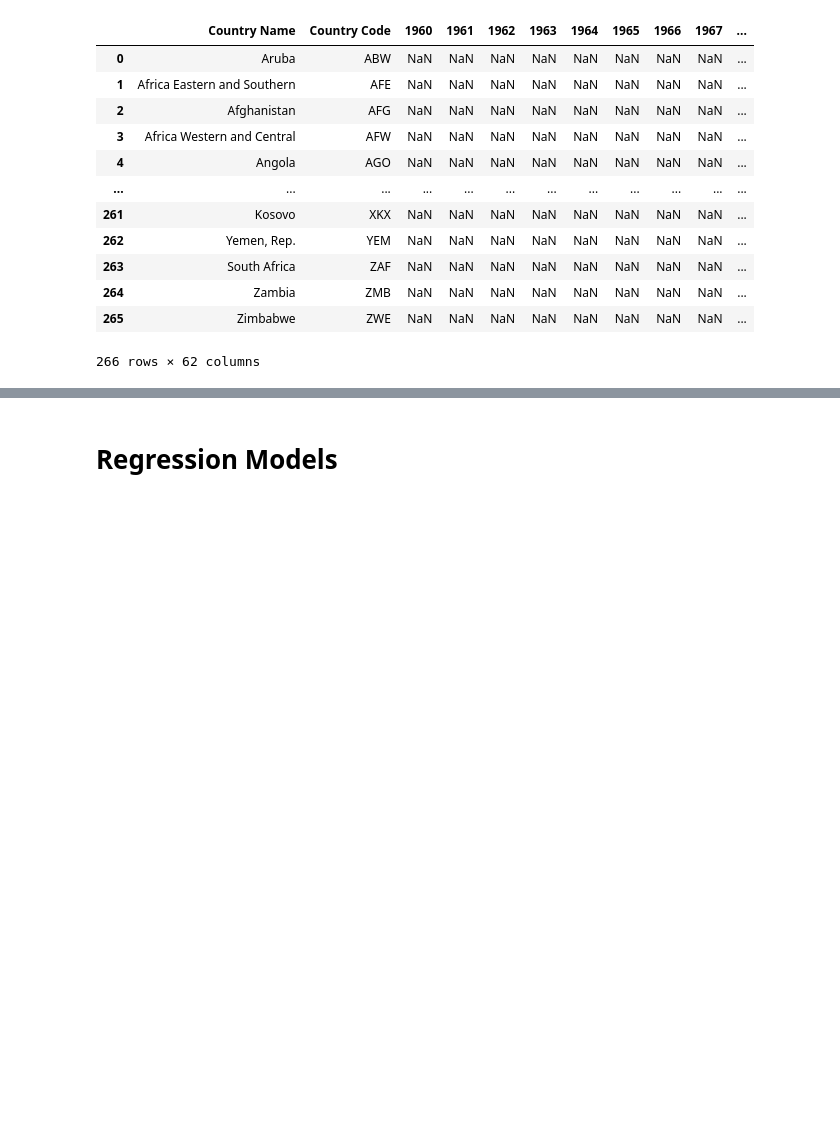
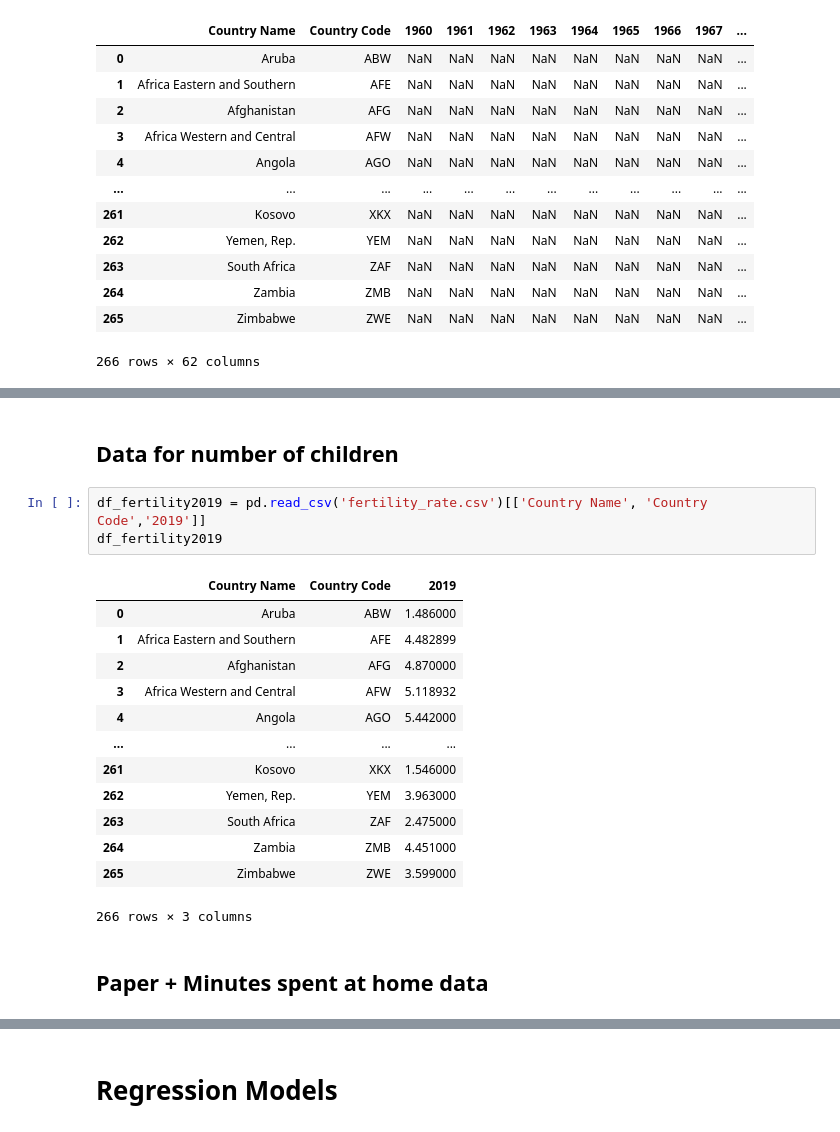
Before and after one commit to rureddish/EPFL_MGT-494_Paper_Extension, a Jupyter notebook: explore.ipynb, the cells around one changed output, grey strips where cells are left out. Drawn from its saved outputs; the diff is of its cells as text; blank space fills up the shorter version.

```diff
--- a/explore.ipynb
+++ b/explore.ipynb
@@ -281,0 +316,21 @@ dtype: int64
+# %% [markdown]
+## Data for number of children
+# %%
+df_fertility2019 = pd.read_csv('fertility_rate.csv')[['Country Name', 'Country Code','2019']]
+df_fertility2019
+# %% [output]
+|  | Country Name | Country Code | 2019 |
+| 0 | Aruba | ABW | 1.486000 |
+| 1 | Africa Eastern and Southern | AFE | 4.482899 |
+| 2 | Afghanistan | AFG | 4.870000 |
+| 3 | Africa Western and Central | AFW | 5.118932 |
+| 4 | Angola | AGO | 5.442000 |
+| ... | ... | ... | ... |
+| 261 | Kosovo | XKX | 1.546000 |
+| 262 | Yemen, Rep. | YEM | 3.963000 |
+| 263 | South Africa | ZAF | 2.475000 |
+| 264 | Zambia | ZMB | 4.451000 |
+| 265 | Zimbabwe | ZWE | 3.599000 |
+266 rows × 3 columns
+# %% [markdown]
+## Paper + Minutes spent at home data
```
Also changed, not shown: parts of 22 cells of this notebook, 1 other file.
